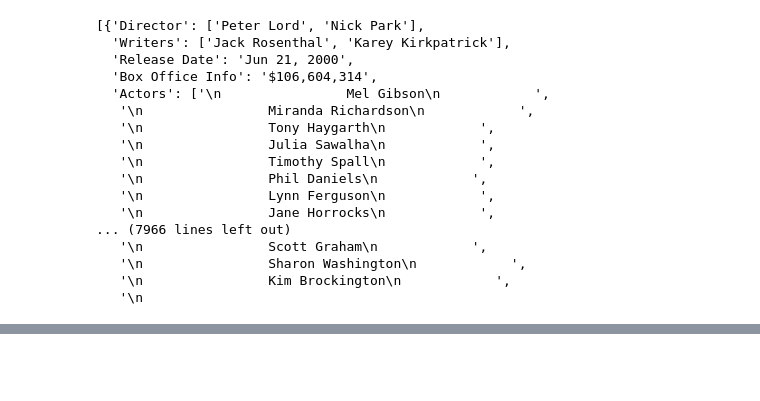
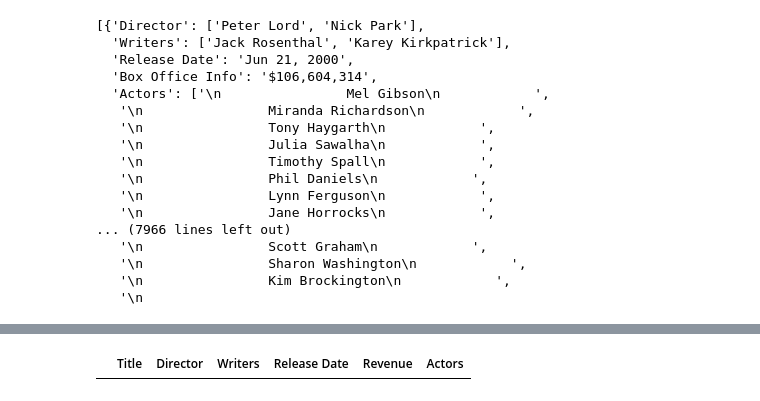
Before and after one commit to lasoya/Mod1_Project, a Jupyter notebook: RT_Scraping.ipynb, the cells around one changed output, grey strips where cells are left out. Cells and saved outputs as stored; diff of their text form; code cells hidden in the pictures; blank space fills up the shorter version.

Commit message:
Dataframe from RT

```diff
--- a/RT_Scraping.ipynb
+++ b/RT_Scraping.ipynb
@@ -322,0 +106,6 @@ all_actors
+# %%
+df = pd.DataFrame(columns=['Title','Director', 'Writers', 'Release Date', 'Revenue', 'Actors'])
+# %%
+df
+# %% [output]
+|  | Title | Director | Writers | Release Date | Revenue | Actors |
```
Also changed, not shown: parts of 35 cells of this notebook, 1 other file.
